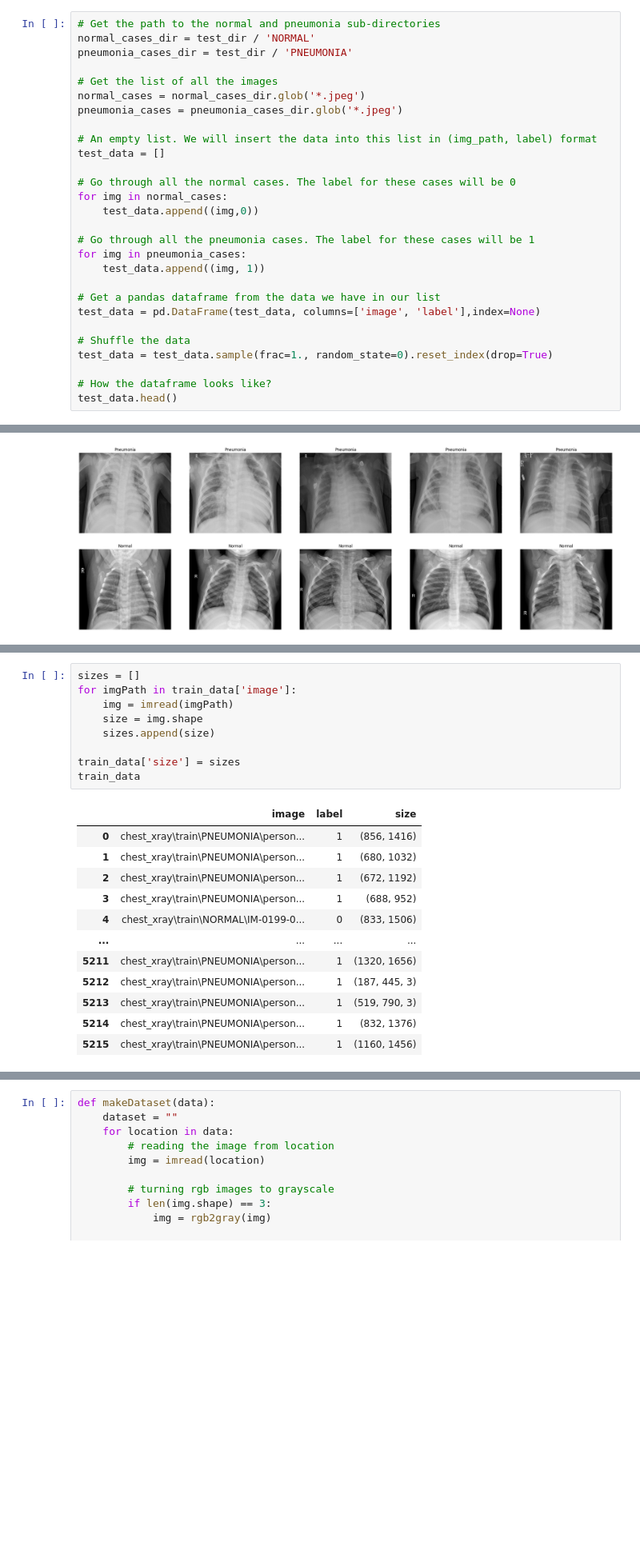
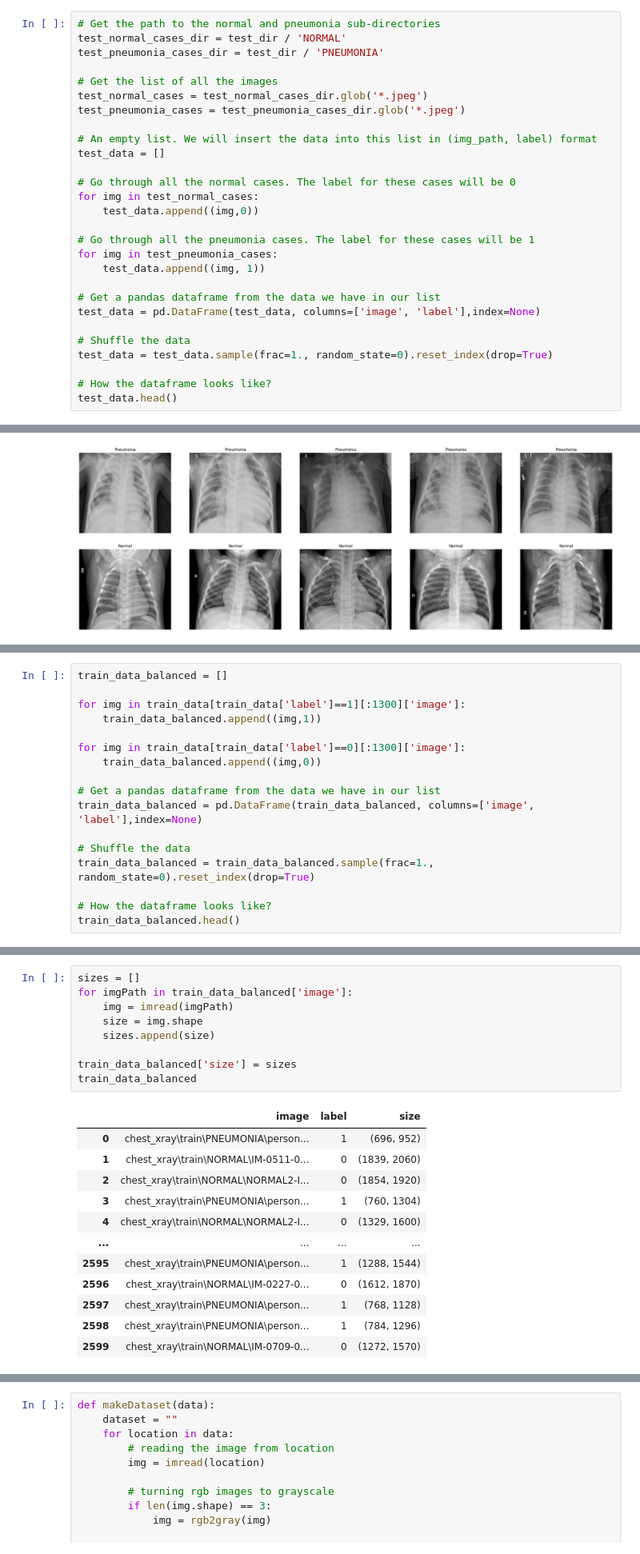
Before and after one commit to alex-ele-xela/Image-Analysis-Project, a Jupyter notebook: Pneumonia Detector/pneumonia_detector.ipynb, the cells around one changed output, grey strips where cells are left out. Shown at 80% size. Cells and saved outputs as stored; diff of their text form; blank space fills up the shorter version.

```diff
--- a/Pneumonia Detector/pneumonia_detector.ipynb
+++ b/Pneumonia Detector/pneumonia_detector.ipynb
@@ -59,22 +59,22 @@ train_data.head()
 | 4 | chest_xray\train\NORMAL\IM-0199-0... | 0 |
 # %%
 # Get the path to the normal and pneumonia sub-directories
-normal_cases_dir = test_dir / 'NORMAL'
-pneumonia_cases_dir = test_dir / 'PNEUMONIA'
+test_normal_cases_dir = test_dir / 'NORMAL'
+test_pneumonia_cases_dir = test_dir / 'PNEUMONIA'
 
 # Get the list of all the images
-normal_cases = normal_cases_dir.glob('*.jpeg')
-pneumonia_cases = pneumonia_cases_dir.glob('*.jpeg')
+test_normal_cases = test_normal_cases_dir.glob('*.jpeg')
+test_pneumonia_cases = test_pneumonia_cases_dir.glob('*.jpeg')
 
 # An empty list. We will insert the data into this list in (img_path, label) format
 test_data = []
 
 # Go through all the normal cases. The label for these cases will be 0
-for img in normal_cases:
+for img in test_normal_cases:
     test_data.append((img,0))
 
 # Go through all the pneumonia cases. The label for these cases will be 1
-for img in pneumonia_cases:
+for img in test_pneumonia_cases:
     test_data.append((img, 1))
 
 # Get a pandas dataframe from the data we have in our list
@@ -117,0 +131,17 @@ plt.show()
+# %%
+train_data_balanced = []
+
+for img in train_data[train_data['label']==1][:1300]['image']:
+    train_data_balanced.append((img,1))
+
+for img in train_data[train_data['label']==0][:1300]['image']:
+    train_data_balanced.append((img,0))
+
+# Get a pandas dataframe from the data we have in our list
+train_data_balanced = pd.DataFrame(train_data_balanced, columns=['image', 'label'],index=None)
+
+# Shuffle the data
+train_data_balanced = train_data_balanced.sample(frac=1., random_state=0).reset_index(drop=True)
+
+# How the dataframe looks like?
+train_data_balanced.head()
@@ -118,22 +160,22 @@ plt.show()
 # %%
 sizes = []
-for imgPath in train_data['image']:
+for imgPath in train_data_balanced['image']:
     img = imread(imgPath)
     size = img.shape
     sizes.append(size)
 
-train_data['size'] = sizes
-train_data
+train_data_balanced['size'] = sizes
+train_data_balanced
 # %% [output]
 |  | image | label | size |
-| 0 | chest_xray\train\PNEUMONIA\person... | 1 | (856, 1416) |
-| 1 | chest_xray\train\PNEUMONIA\person... | 1 | (680, 1032) |
-| 2 | chest_xray\train\PNEUMONIA\person... | 1 | (672, 1192) |
-| 3 | chest_xray\train\PNEUMONIA\person... | 1 | (688, 952) |
-| 4 | chest_xray\train\NORMAL\IM-0199-0... | 0 | (833, 1506) |
+| 0 | chest_xray\train\PNEUMONIA\person... | 1 | (696, 952) |
+| 1 | chest_xray\train\NORMAL\IM-0511-0... | 0 | (1839, 2060) |
+| 2 | chest_xray\train\NORMAL\NORMAL2-I... | 0 | (1854, 1920) |
+| 3 | chest_xray\train\PNEUMONIA\person... | 1 | (760, 1304) |
+| 4 | chest_xray\train\NORMAL\NORMAL2-I... | 0 | (1329, 1600) |
 | ... | ... | ... | ... |
-| 5211 | chest_xray\train\PNEUMONIA\person... | 1 | (1320, 1656) |
-| 5212 | chest_xray\train\PNEUMONIA\person... | 1 | (187, 445, 3) |
-| 5213 | chest_xray\train\PNEUMONIA\person... | 1 | (519, 790, 3) |
-| 5214 | chest_xray\train\PNEUMONIA\person... | 1 | (832, 1376) |
-| 5215 | chest_xray\train\PNEUMONIA\person... | 1 | (1160, 1456) |
+| 2595 | chest_xray\train\PNEUMONIA\person... | 1 | (1288, 1544) |
+| 2596 | chest_xray\train\NORMAL\IM-0227-0... | 0 | (1612, 1870) |
+| 2597 | chest_xray\train\PNEUMONIA\person... | 1 | (768, 1128) |
+| 2598 | chest_xray\train\PNEUMONIA\person... | 1 | (784, 1296) |
+| 2599 | chest_xray\train\NORMAL\IM-0709-0... | 0 | (1272, 1570) |
```
Also changed, not shown: parts of 13 cells of this notebook.
